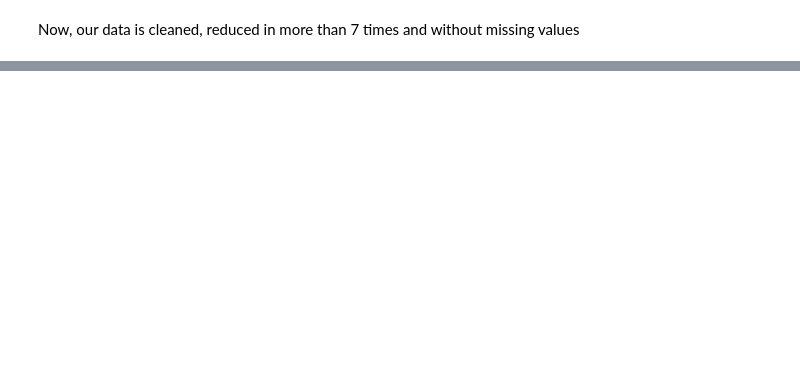
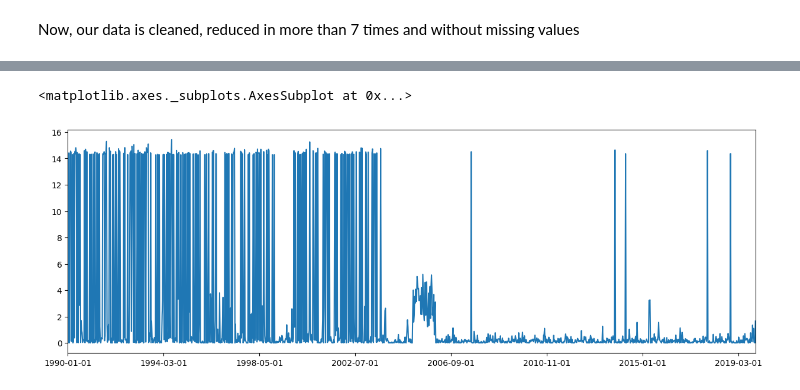
Before and after one commit to franchukpetro/Forest-fires-influence-analysis, a Jupyter notebook: prep/tokyo_prep.ipynb, the cells around one changed output, grey strips where cells are left out. Saved outputs shown, nothing was run; the diff lists cells and outputs as text; code cells hidden in the pictures; blank space fills up the shorter version.

```diff
--- a/prep/tokyo_prep.ipynb
+++ b/prep/tokyo_prep.ipynb
@@ -263,2 +270,7 @@ df.describe()
+# %%
+df.PRCP.plot()
+# %% [output]
+<matplotlib.axes._subplots.AxesSubplot at 0x...>
+[figure, added]
 # %%
 df.to_csv("../analysis/Tokyo.csv")
```
Also changed, not shown: parts of 13 cells of this notebook.
